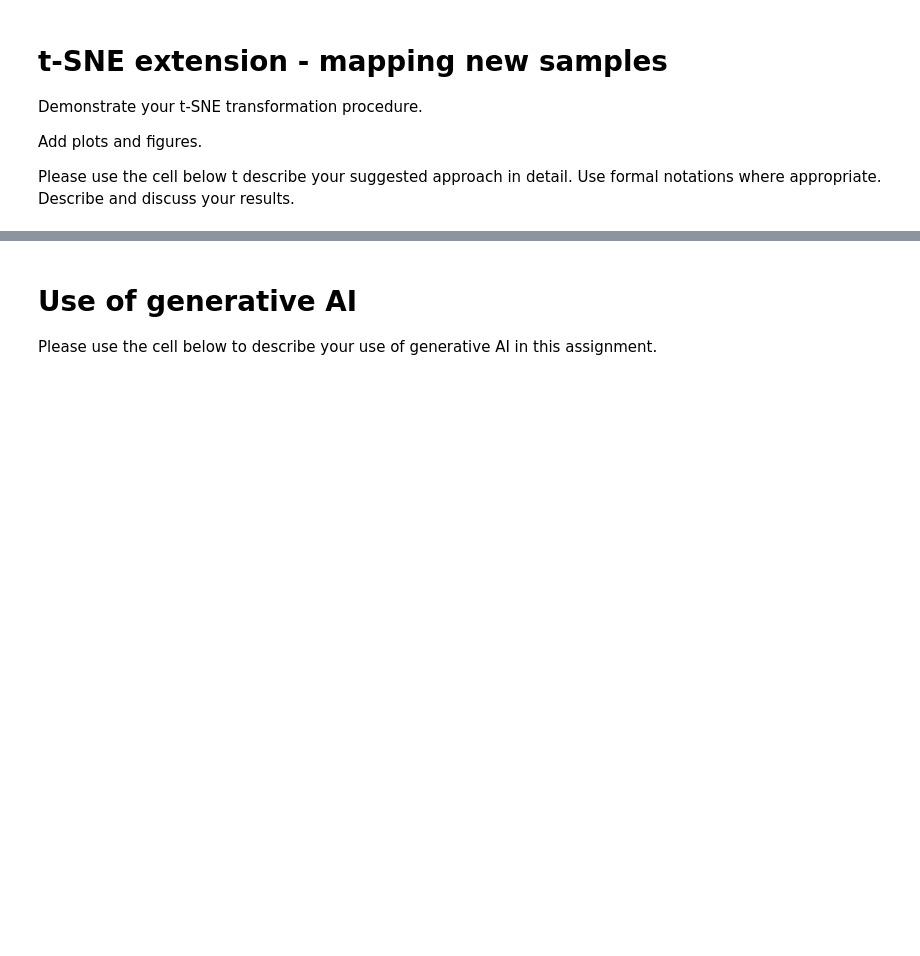
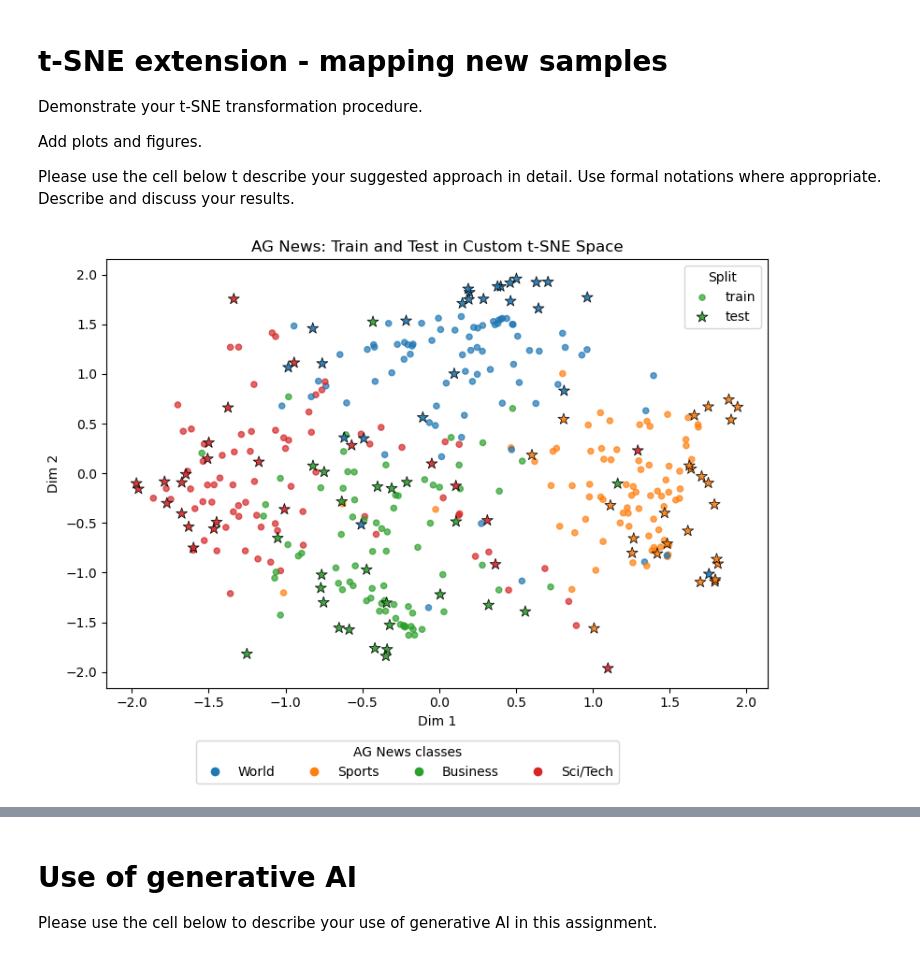
Before and after one commit to yGit741/advanced-ml-3945, a Jupyter notebook: ex1/ex1_204266191.ipynb, the cells around one changed output, grey strips where cells are left out. Cells and saved outputs as stored; diff of their text form; code cells hidden in the pictures; blank space fills up the shorter version.

```diff
--- a/ex1/ex1_204266191.ipynb
+++ b/ex1/ex1_204266191.ipynb
@@ -851,0 +1024,67 @@ plt.title('MNIST Data Embedded into 2D with Custom t-SNE')
+# %%
+# 1. Embed test set with the SAME encoder
+emb_test = model.encode(ds_test["text"], normalize_embeddings=True)
+
+# 2. Prepare data for transform
+X_train = emb          # train embeddings used in fit_transform
+X_test  = emb_test     # new test embeddings
+
+label_train = np.array(ds_train["label"])
+label_test  = np.array(ds_test["label"])
+
+# 3. Map test points into the existing t-SNE embedding
+#    (using your patched CustomTSNE.transform)
+custom_Y_new = my_tsne.transform(X_train, XY_custom, X_test)
+
+# 4. Colors for train and test
+train_colors = [COLOR_MAP[int(l)] for l in label_train]
+test_colors  = [COLOR_MAP[int(l)] for l in label_test]
+
+# 5. Plot train + test together in the SAME 2D space
+fig, ax = plt.subplots(figsize=(8, 6))
+
+# Train points (original t-SNE embedding)
+ax.scatter(
+    XY_custom[:, 0], XY_custom[:, 1],
+    s=20,
+    c=train_colors,
+    alpha=0.7,
+    label="train"
+)
+
+# New test points (mapped with transform)
+ax.scatter(
+    custom_Y_new[:, 0], custom_Y_new[:, 1],
+    marker="*",
+    s=80,
+    linewidths=0.6,
+    edgecolors="k",
+    c=test_colors,
+    alpha=0.9,
+    label="test"
+)
+
+ax.set_title("AG News: Train and Test in Custom t-SNE Space")
+ax.set_xlabel("Dim 1")
+ax.set_ylabel("Dim 2")
+ax.legend(loc="upper right", title="Split")
+
+# Optional: class legend at bottom (same as before)
+class_handles = [
+    plt.Line2D([0], [0], marker="o", color="w",
+               markerfacecolor=COLOR_MAP[i], markersize=8)
+    for i in range(4)
+]
+fig.legend(
+    class_handles,
+    AG_NEWS_CLASSES,
+    loc="lower center",
+    ncol=4,
+    fontsize=10,
+    title="AG News classes"
+)
+
+plt.tight_layout(rect=[0, 0.08, 1, 1])
+plt.show()
+# %% [output]
+[figure, added]
```
Also changed, not shown: parts of 10 cells of this notebook.
